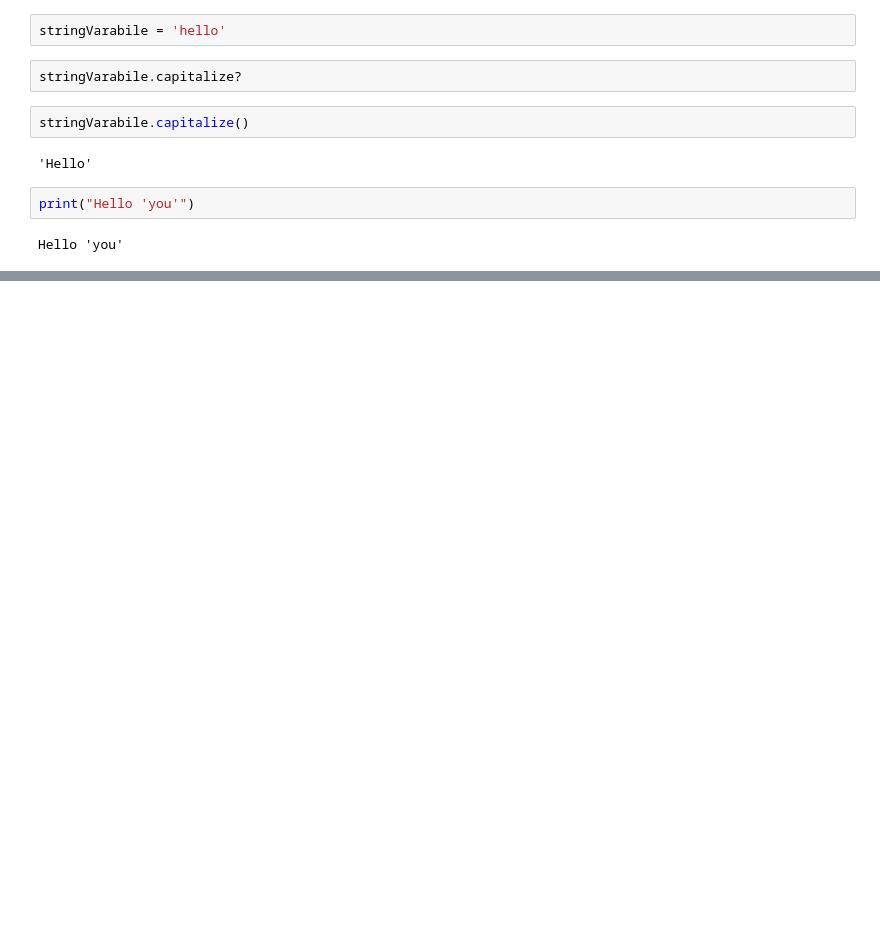
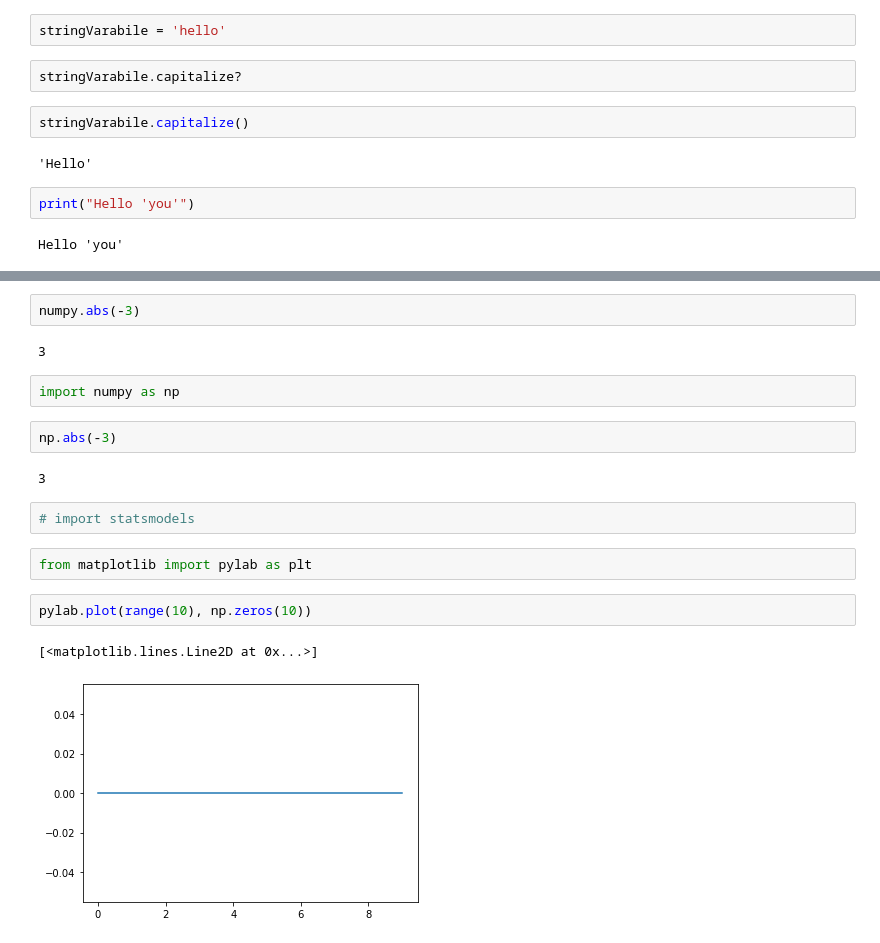
Before and after one commit to alessiavisigalli/gittest_avisigalli, a Jupyter notebook: pyBootParma.ipynb, the cells around one changed output, grey strips where cells are left out. Drawn from its saved outputs; the diff is of its cells as text; blank space fills up the shorter version.

```diff
--- a/pyBootParma.ipynb
+++ b/pyBootParma.ipynb
@@ -241,0 +246,19 @@ Hello 'you'
+# %%
+numpy.abs(-3)
+# %% [output]
+3
+# %%
+import numpy as np
+# %%
+np.abs(-3)
+# %% [output]
+3
+# %%
+# import statsmodels
+# %%
+from matplotlib import pylab as plt
+# %%
+pylab.plot(range(10), np.zeros(10))
+# %% [output]
+[<matplotlib.lines.Line2D at 0x...>]
+[figure, added]
```
Also changed, not shown: parts of 45 cells of this notebook.
